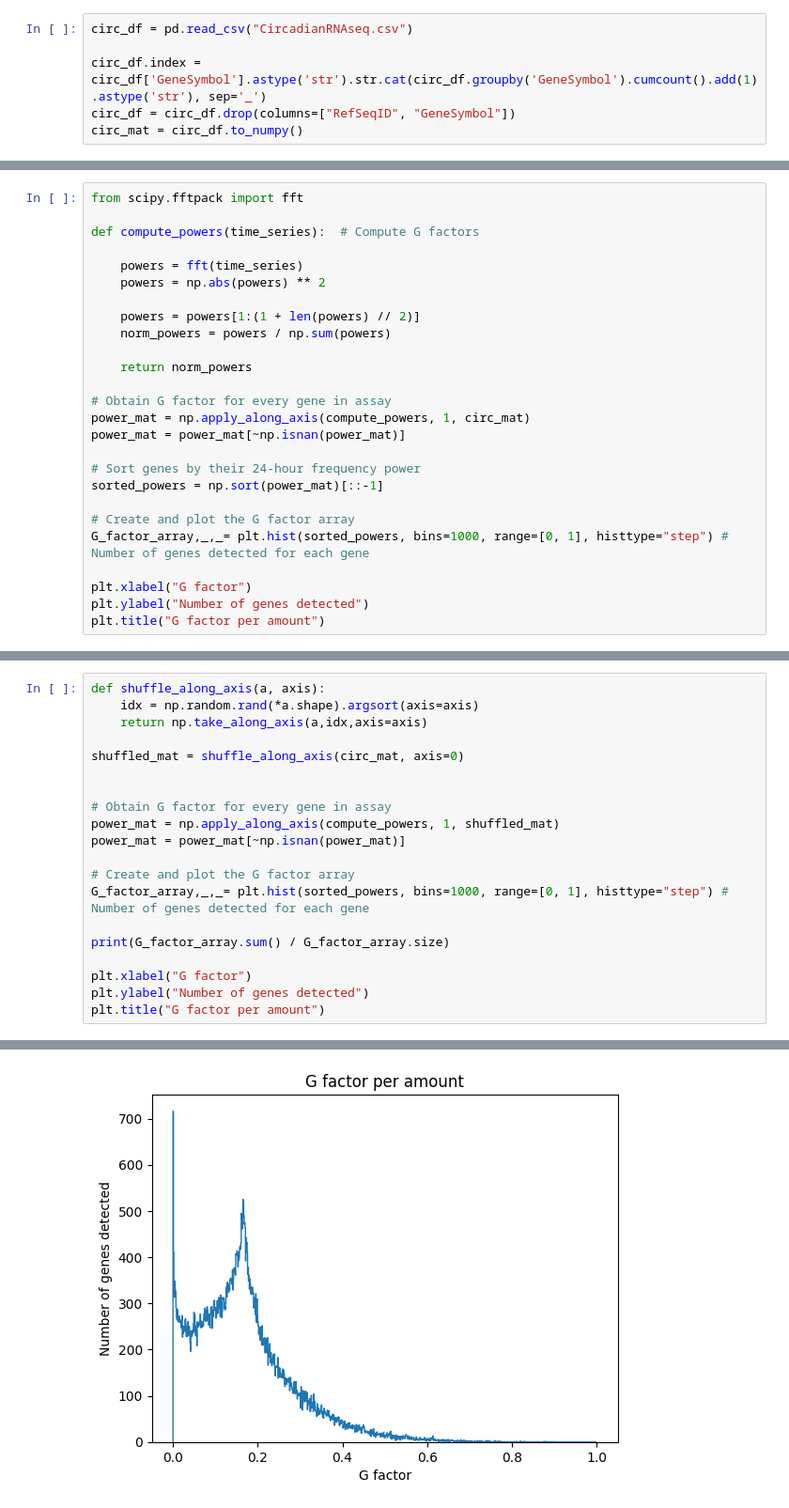
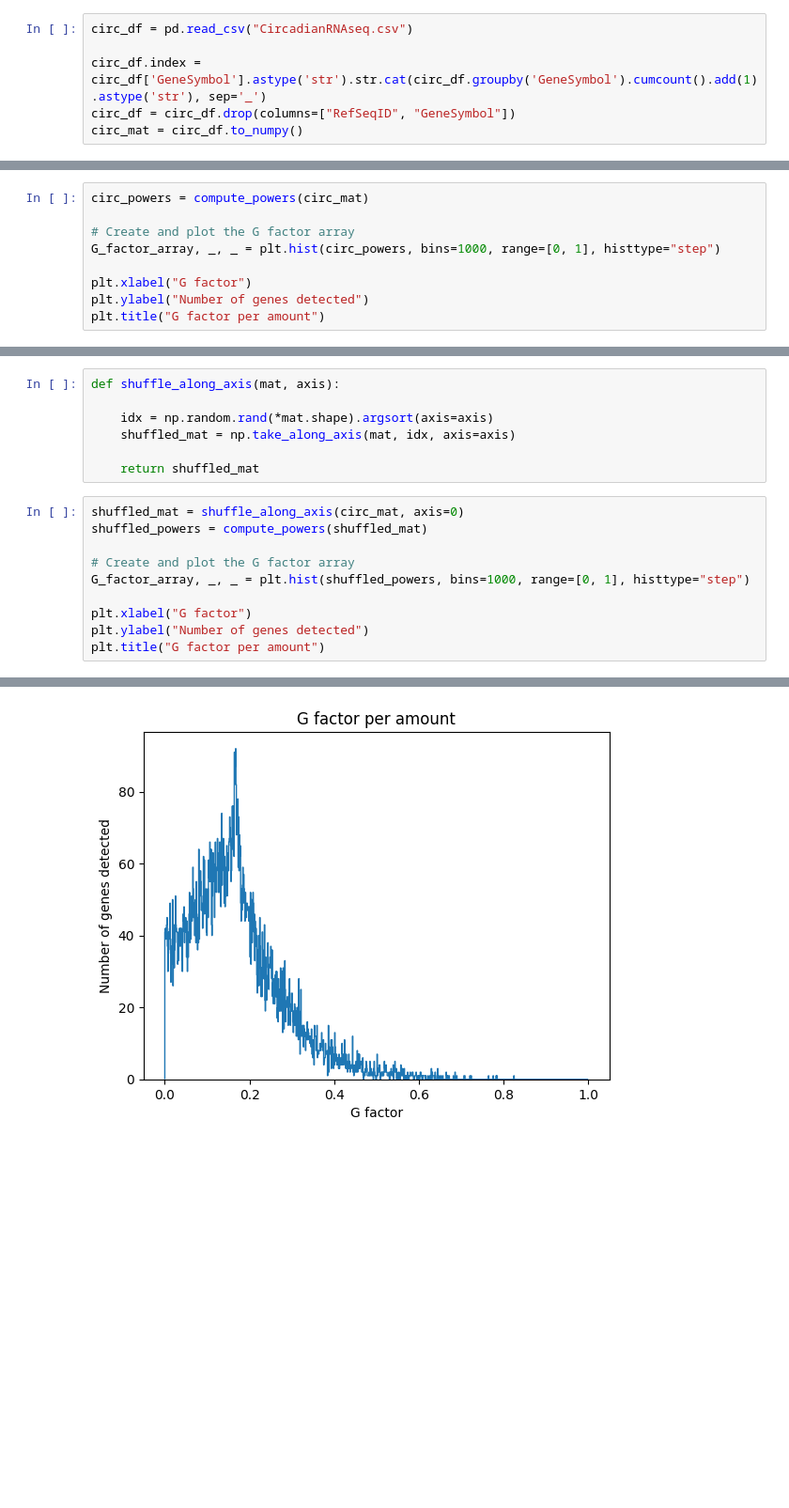
Before and after one commit to RiboRings/neurogenomics, a Jupyter notebook: project2.ipynb, the cells around one changed output, grey strips where cells are left out. Shown at 94% size. Drawn from its saved outputs; the diff is of its cells as text; blank space fills up the shorter version.

```diff
--- a/project2.ipynb
+++ b/project2.ipynb
@@ -130,25 +173,8 @@ circ_mat = circ_df.to_numpy()
 # %%
-from scipy.fftpack import fft
-
-def compute_powers(time_series):  # Compute G factors
-
-    powers = fft(time_series)
-    powers = np.abs(powers) ** 2
-
-    powers = powers[1:(1 + len(powers) // 2)]
-    norm_powers = powers / np.sum(powers)
-
-    return norm_powers
-
-# Obtain G factor for every gene in assay
-power_mat = np.apply_along_axis(compute_powers, 1, circ_mat)
-power_mat = power_mat[~np.isnan(power_mat)]
-
-# Sort genes by their 24-hour frequency power
-sorted_powers = np.sort(power_mat)[::-1]
+circ_powers = compute_powers(circ_mat)
 
 # Create and plot the G factor array
-G_factor_array,_,_= plt.hist(sorted_powers, bins=1000, range=[0, 1], histtype="step") # Number of genes detected for each gene
+G_factor_array, _, _ = plt.hist(circ_powers, bins=1000, range=[0, 1], histtype="step")
 
 plt.xlabel("G factor")
 plt.ylabel("Number of genes detected")
@@ -160,19 +185,16 @@ WARNING:matplotlib.legend:No artists with labels found to put in legend.  Note t
+# %%
+def shuffle_along_axis(mat, axis):
+
+    idx = np.random.rand(*mat.shape).argsort(axis=axis)
+    shuffled_mat = np.take_along_axis(mat, idx, axis=axis)
+
+    return shuffled_mat
 # %%
-def shuffle_along_axis(a, axis):
-    idx = np.random.rand(*a.shape).argsort(axis=axis)
-    return np.take_along_axis(a,idx,axis=axis)
-
 shuffled_mat = shuffle_along_axis(circ_mat, axis=0)
-
-
-# Obtain G factor for every gene in assay
-power_mat = np.apply_along_axis(compute_powers, 1, shuffled_mat)
-power_mat = power_mat[~np.isnan(power_mat)]
+shuffled_powers = compute_powers(shuffled_mat)
 
 # Create and plot the G factor array
-G_factor_array,_,_= plt.hist(sorted_powers, bins=1000, range=[0, 1], histtype="step") # Number of genes detected for each gene
-
-print(G_factor_array.sum() / G_factor_array.size)
+G_factor_array, _, _ = plt.hist(shuffled_powers, bins=1000, range=[0, 1], histtype="step")
 
 plt.xlabel("G factor")
 plt.ylabel("Number of genes detected")
@@ -183 +204 @@ Text(0.5, 1.0, 'G factor per amount')
-[figure, old version]
+[figure, new version]
```
Also changed, not shown: parts of 7 cells of this notebook.
